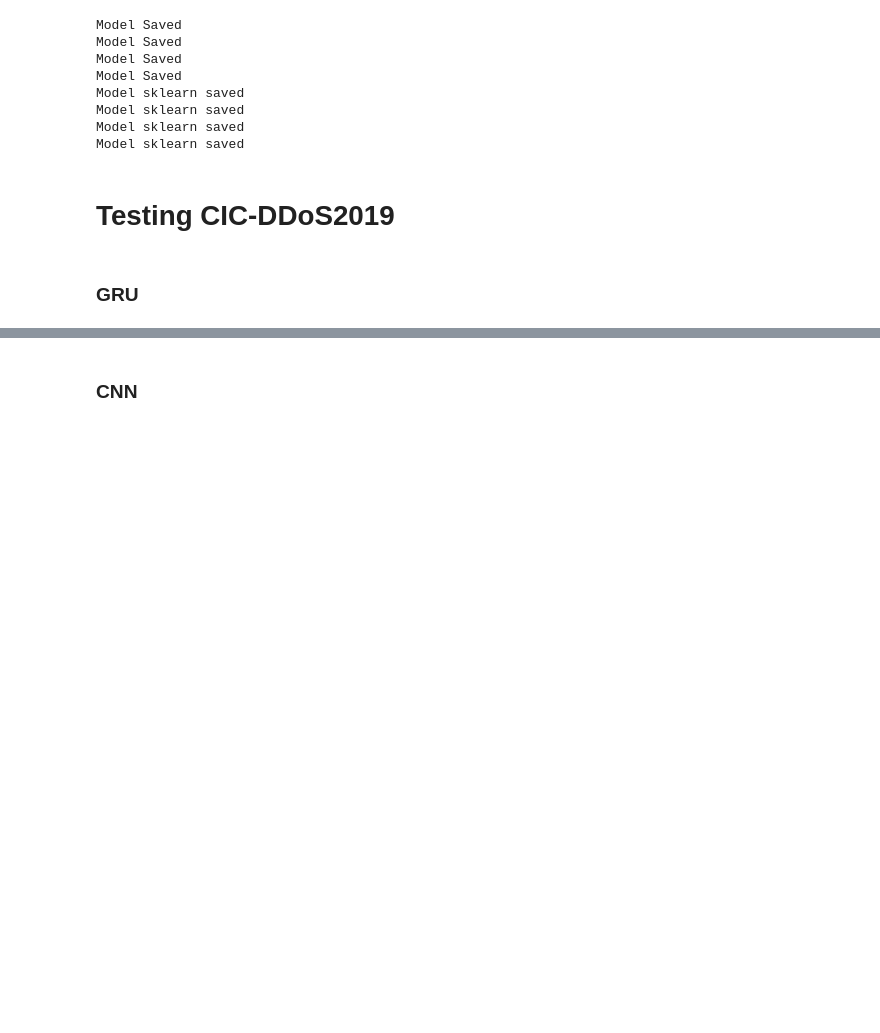
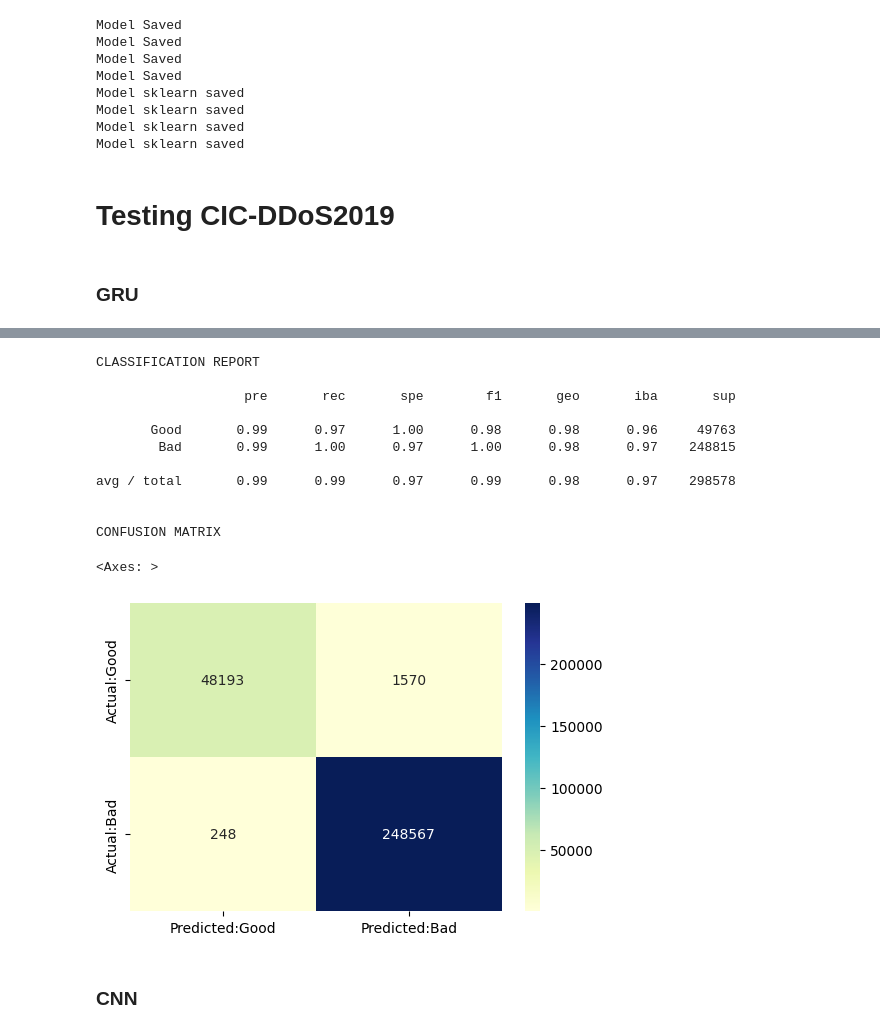
Before and after one commit to giacomovitangeli/ddos-detection, a Jupyter notebook: ddos_detection.ipynb, the cells around one changed output, grey strips where cells are left out. Saved outputs shown, nothing was run; the diff lists cells and outputs as text; code cells hidden in the pictures; blank space fills up the shorter version.

Commit message:
add Vissualization and confusion matrix

```diff
--- a/ddos_detection.ipynb
+++ b/ddos_detection.ipynb
@@ -970,6 +1162,32 @@ F1 Score
 
 Average (acc, prec, rec, f1)
 0.9957485542039336
+# %%
+con_mat = pd.DataFrame(confusion_matrix(y_test, y_pred),
+            columns = ['Predicted:Good', 'Predicted:Bad'],
+            index = ['Actual:Good', 'Actual:Bad'])
+
+print('\nCLASSIFICATION REPORT\n')
+print(classification_report_imbalanced(y_test, y_pred,
+                            target_names =['Good','Bad']))
+
+print('\nCONFUSION MATRIX')
+plt.figure(figsize= (6,4))
+sns.heatmap(con_mat, annot = True,fmt='d',cmap="YlGnBu")
+# %% [output]
+CLASSIFICATION REPORT
+
+                   pre       rec       spe        f1       geo       iba       sup
+
+       Good       0.99      0.97      1.00      0.98      0.98      0.96     49763
+        Bad       0.99      1.00      0.97      1.00      0.98      0.97    248815
+
+avg / total       0.99      0.99      0.97      0.99      0.98      0.97    298578
+
+
+CONFUSION MATRIX
+<Axes: >
+[figure, added]
 # %% [markdown]
 ### CNN
 # %%
```
Also changed, not shown: parts of 44 cells of this notebook.
